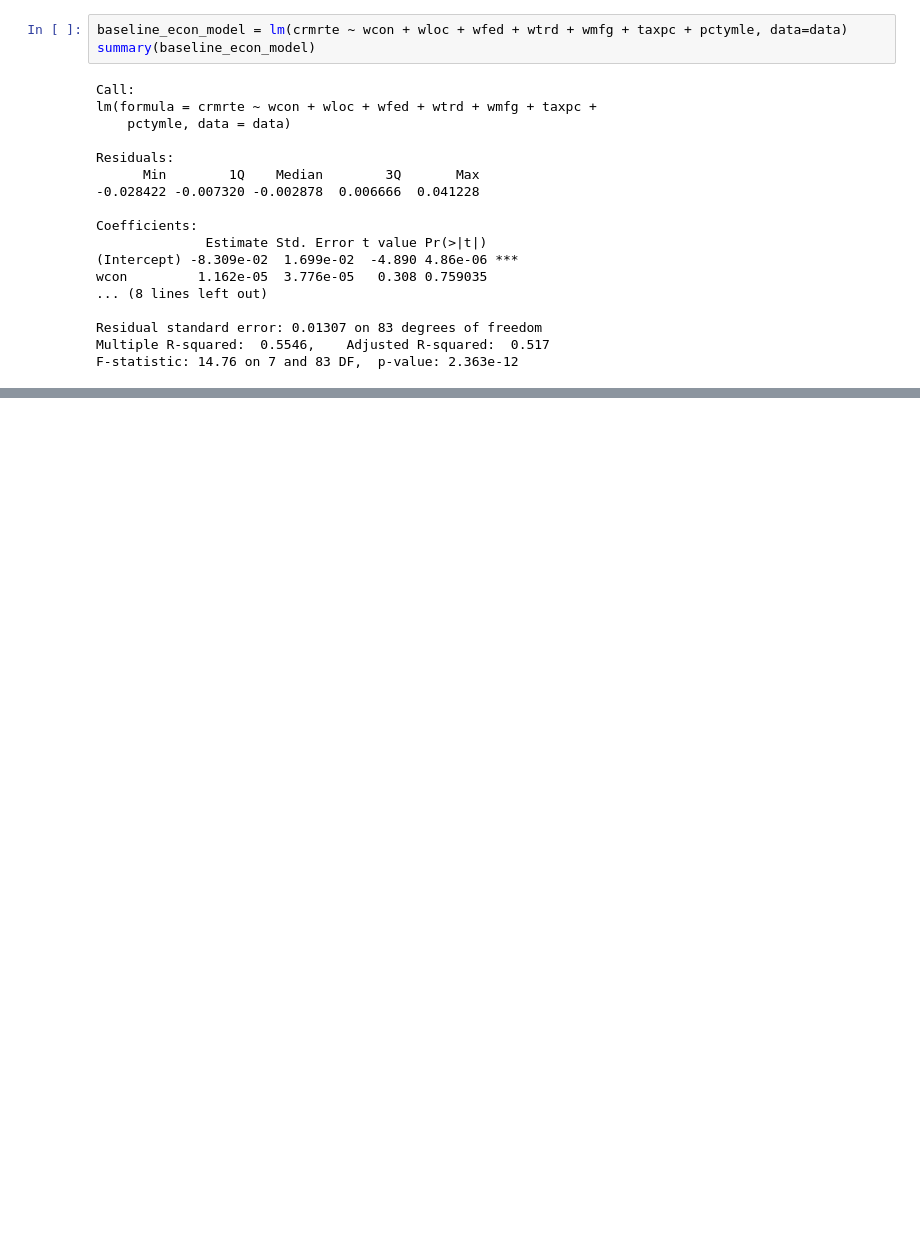
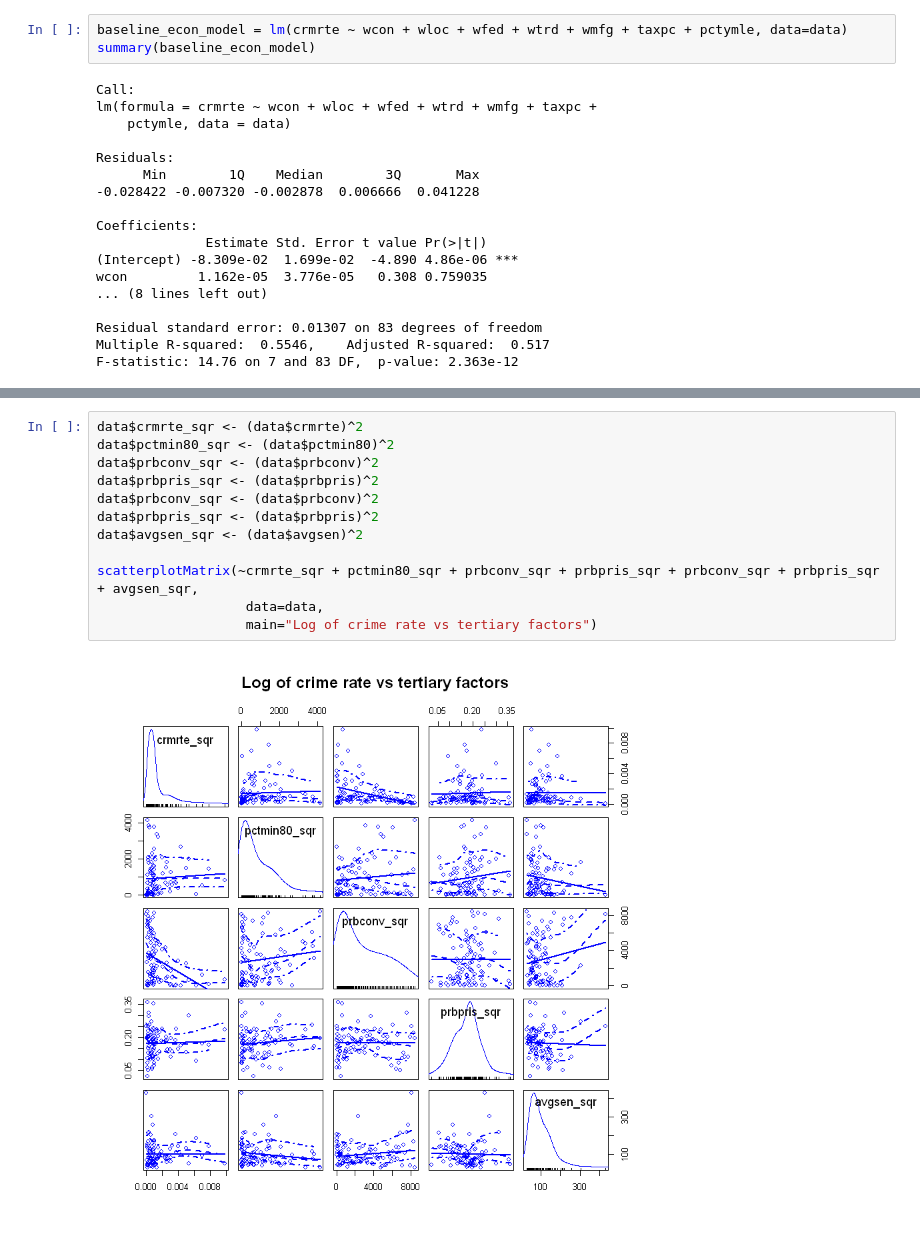
Before and after one commit to vbeohar/mids203_lab3, a Jupyter notebook: lab3_zw.ipynb, the cells around one changed output, grey strips where cells are left out. Saved outputs shown, nothing was run; the diff lists cells and outputs as text; blank space fills up the shorter version.

```diff
--- a/lab3_zw.ipynb
+++ b/lab3_zw.ipynb
@@ -250,0 +273,14 @@ Note:                             *p<0.1; **p<0.05; ***p<0.01
+# %%
+data$crmrte_sqr <- (data$crmrte)^2
+data$pctmin80_sqr <- (data$pctmin80)^2
+data$prbconv_sqr <- (data$prbconv)^2
+data$prbpris_sqr <- (data$prbpris)^2
+data$prbconv_sqr <- (data$prbconv)^2
+data$prbpris_sqr <- (data$prbpris)^2
+data$avgsen_sqr <- (data$avgsen)^2
+
+scatterplotMatrix(~crmrte_sqr + pctmin80_sqr + prbconv_sqr + prbpris_sqr + prbconv_sqr + prbpris_sqr + avgsen_sqr,
+                   data=data,
+                   main="Log of crime rate vs tertiary factors")
+# %% [output]
+[figure, added]
```
Also changed, not shown: parts of 11 cells of this notebook.
